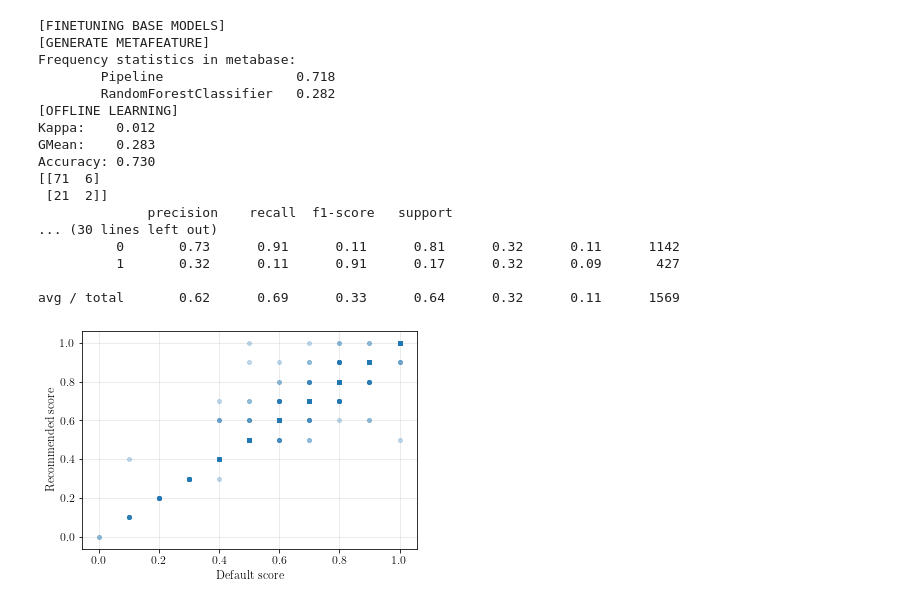
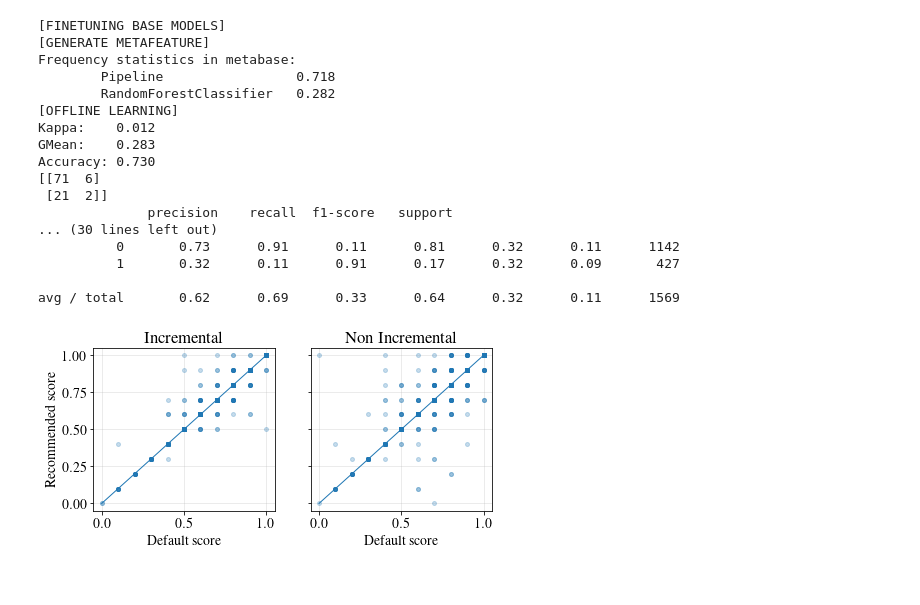
Before and after one commit to maffei2443/meta_experiments, a Jupyter notebook: notebooks/covtype.ipynb, the cells around one changed output. Saved outputs shown, nothing was run; the diff lists cells and outputs as text; code cells hidden in the pictures.

```diff
--- a/notebooks/covtype.ipynb
+++ b/notebooks/covtype.ipynb
@@ -86,13 +118,29 @@ metadf = load('../data/'+experiment+'/metadf.joblib')
 best = np.array(load('../data/'+experiment+'/best.joblib'))
 score_recommended = np.array(load('../data/'+experiment+'/score_reco.joblib'))
 score_default = np.array(load('../data/'+experiment+'/score_def.joblib'))
+
+
+score_recommended_ninc = np.array(load('../data/'+experiment+'_ninc/score_reco.joblib'))
+score_default_ninc = np.array(load('../data/'+experiment+'_ninc/score_def.joblib'))
-# %%
-plt.scatter(score_default, score_recommended, alpha=.25)
-plt.ylabel('Recommended score')
-plt.xlabel('Default score')
-plt.savefig(experiment+'_score.pdf', bbox_inches='tight')
-# %% [output]
-[figure, removed]
+# %%
+fig, (ax1, ax2) = plt.subplots(ncols=2, figsize=(12, 4), sharey=True)
+
+ax1.scatter(score_default, score_recommended, alpha=.25)
+ax1.set_ylabel('Recommended score')
+ax1.set_title('Incremental')
+ax1.set_xlabel('Default score')
+ax1.plot([0,1])
+
+ax2.scatter(score_default_ninc, score_recommended_ninc, alpha=.25)
+ax2.set_title('Non Incremental')
+ax2.set_xlabel('Default score')
+ax2.plot([0,1])
+
+fig = plt.gcf()
+fig.set_size_inches(7.14, 3)
+plt.savefig(experiment+'_score.pdf', bbox_inches='tight')
+# %% [output]
+[figure, added]
 # %%
 window_score = 500
 N = 10
```
Also changed, not shown: parts of 17 cells of this notebook, 5 other files.
